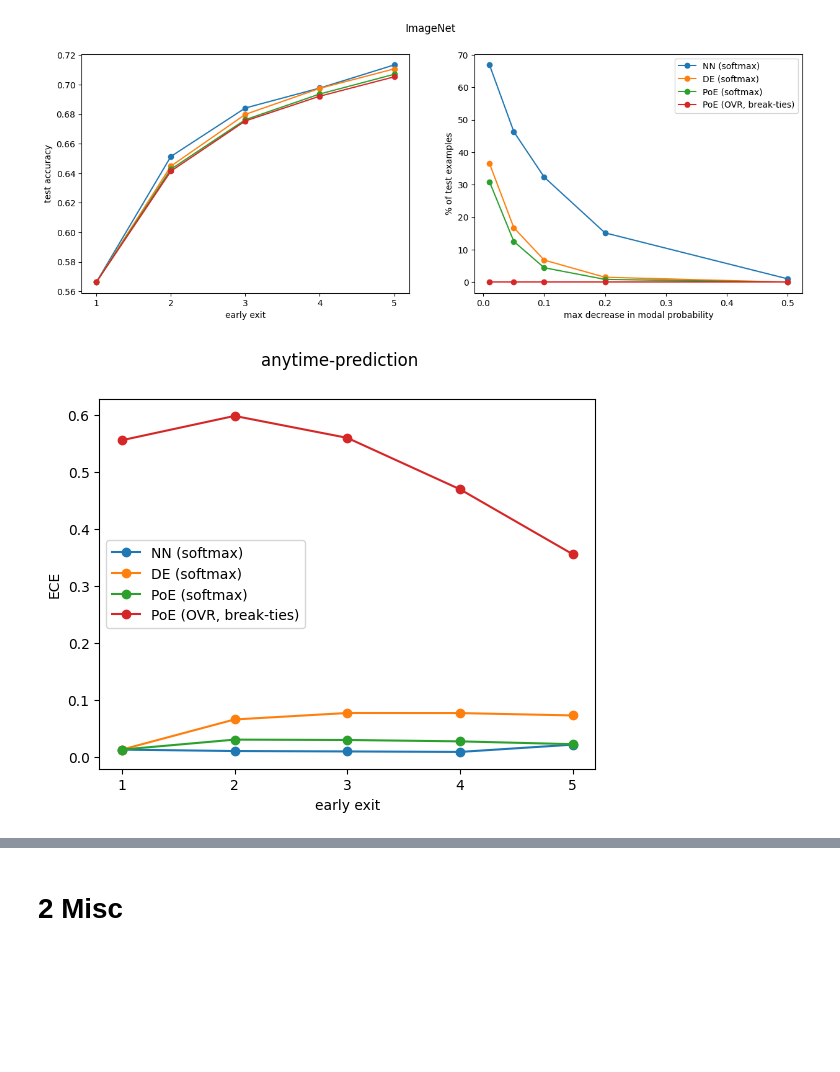
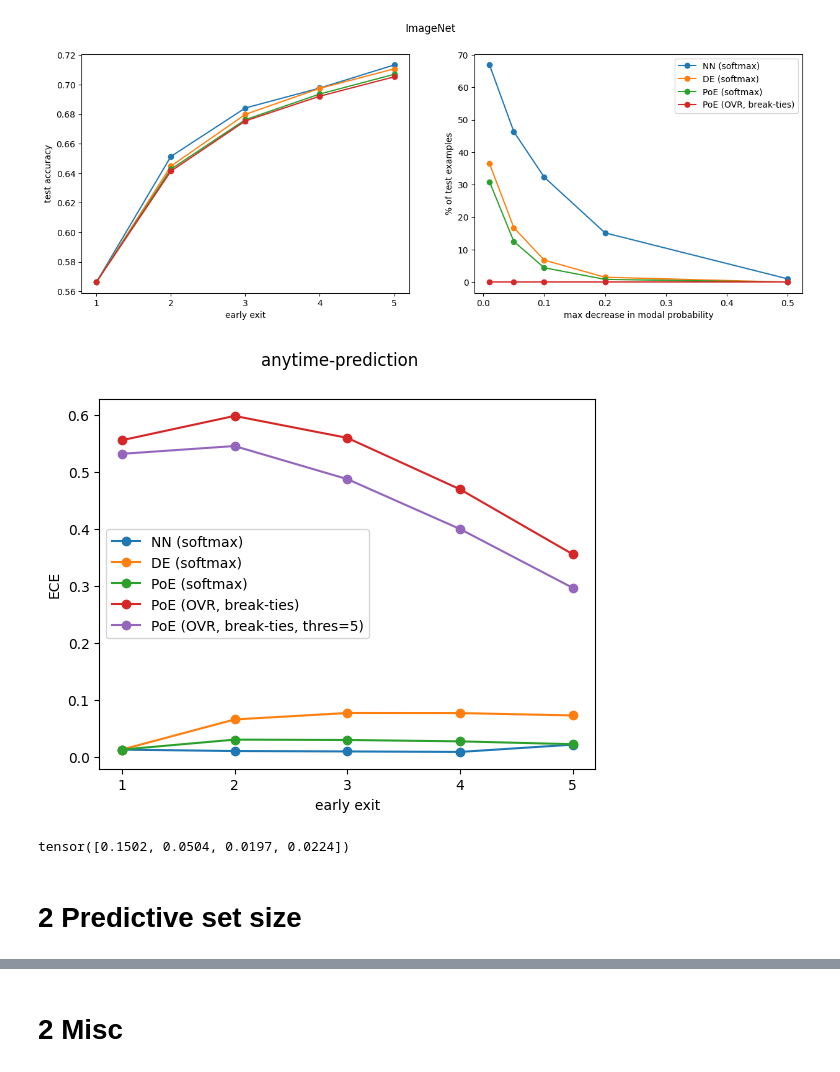
Before and after one commit to metodj/MSDNet-PyTorch, a Jupyter notebook: image_net.ipynb, the cells around one changed output, grey strips where cells are left out. Drawn from its saved outputs; the diff is of its cells as text; code cells hidden in the pictures; blank space fills up the shorter version.

Commit message:
vary threshold and ImageNet further investigation

```diff
--- a/image_net.ipynb
+++ b/image_net.ipynb
@@ -234,6 +262,10 @@ acc_poe_ovr = [(targets == preds_poe_ovr[i]).sum() / len(targets) for i in range
 probs_poe_ovr_break_ties = torch.tensor(f_probs_ovr_poe_logits_weighted(logits))
 preds_poe_ovr_break_ties = {i: torch.argmax(probs_poe_ovr_break_ties, dim=2)[i, :] for i in range(L)}
 acc_poe_ovr_break_ties = [(targets == preds_poe_ovr_break_ties[i]).sum() / len(targets) for i in range(L)]
+# %%
+probs_poe_ovr_break_ties_thres_5 = torch.tensor(f_probs_ovr_poe_logits_weighted(logits, threshold=5.0))
+preds_poe_ovr_break_ties_thres_5 = {i: torch.argmax(probs_poe_ovr_break_ties_thres_5, dim=2)[i, :] for i in range(L)}
+acc_poe_ovr_break_ties_thres_5 = [(targets == preds_poe_ovr_break_ties_thres_5[i]).sum() / len(targets) for i in range(L)]
 # %%
 _preds = preds_poe_ovr_break_ties[L - 1]  # modal pred: p(\bar{y})
 # _preds = targets  # probability of correct answer: p(y^*)
@@ -296,23 +328,30 @@ plt.show()
 # %%
 early_exits = [i + 1 for i in range(len(acc))]
 for _probs, label in [
                       (probs, 'NN (softmax)'),
                       (probs_de, 'DE (softmax)'),
                       (probs_poe, 'PoE (softmax)'),
                       # (probs_poe_ovr, 'PoE (OVR)'),
                       (probs_poe_ovr_break_ties, 'PoE (OVR, break-ties)'),
+                      (probs_poe_ovr_break_ties_thres_5, 'PoE (OVR, break-ties, thres=5)'),
                       # (probs_poe_ovr_fallback_ood, 'PoE (OVR, fall-back)')
                       ]:
     ece = []
     for l in range(L):
         ece.append(ECE(bins=15).measure(_probs[l, :, :].numpy(), targets.numpy()))
     plt.plot(early_exits, ece, marker='o', label=label)
 plt.legend()
 plt.xlabel('early exit')
 plt.ylabel('ECE')
 plt.xticks([1., 2., 3., 4., 5.], [1, 2, 3, 4, 5])
 
 plt.suptitle('anytime-prediction')
 plt.show()
 # %% [output]
-[figure, old version]
+[figure, new version]
+# %%
+(torch.stack(acc)[1:] / torch.stack(acc)[:-1]) - 1.
+# %% [output]
+tensor([0.1502, 0.0504, 0.0197, 0.0224])
+# %% [markdown]
+# 2 Predictive set size
```
Also changed, not shown: parts of 7 cells of this notebook, 1 other file.
